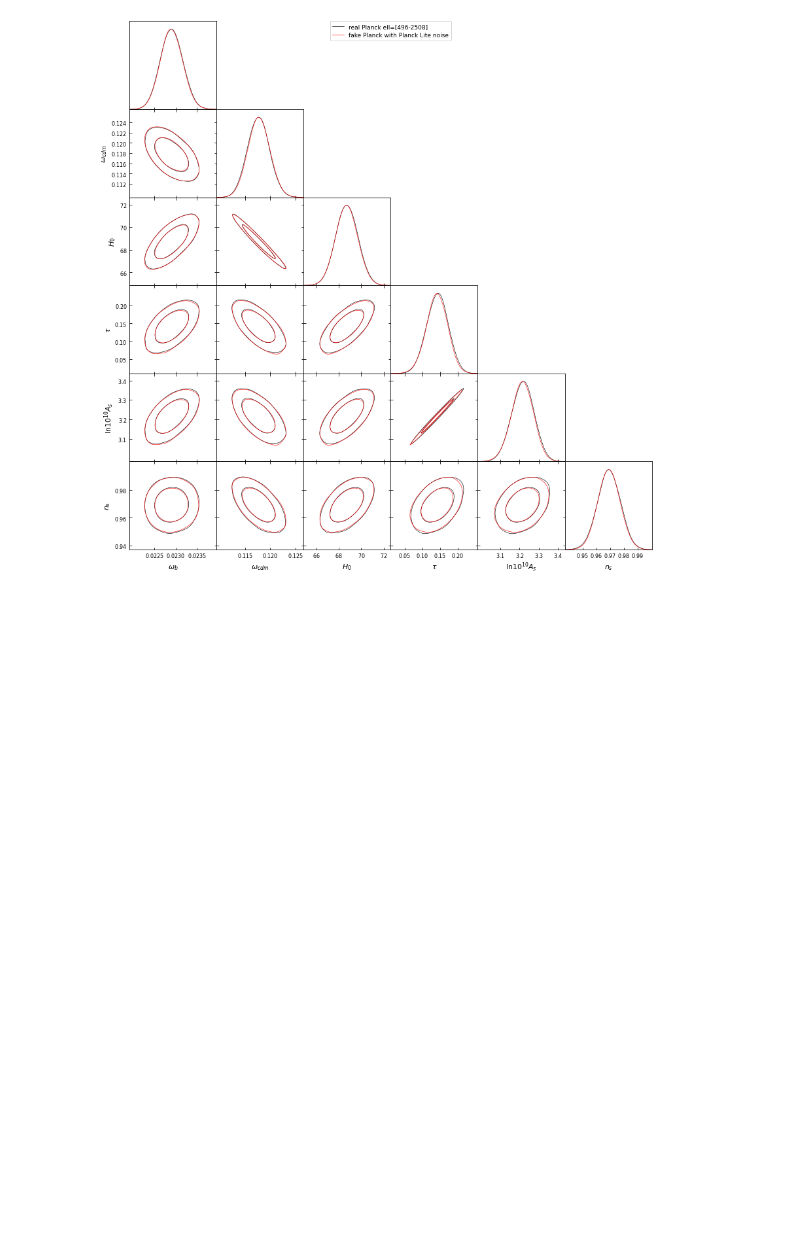
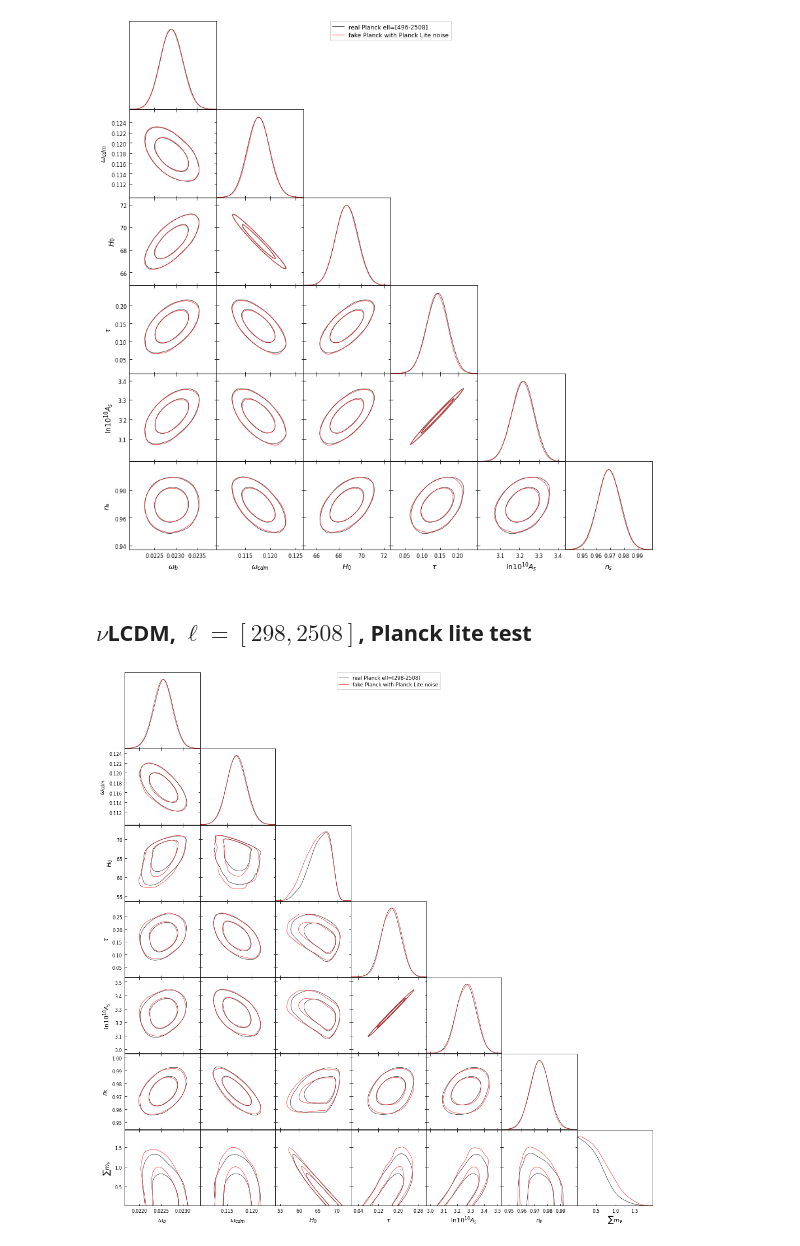
Before and after one commit to litebird/reionization, a Jupyter notebook: LB_forecast_Paris/noise_study/noise_nb.ipynb, the cells around one changed output. Cells and saved outputs as stored; diff of their text form; code cells hidden in the pictures; blank space fills up the shorter version.

```diff
--- a/LB_forecast_Paris/noise_study/noise_nb.ipynb
+++ b/LB_forecast_Paris/noise_study/noise_nb.ipynb
@@ -525,3 +530,14 @@ g.triangle_plot(
 )
 # %% [output]
 [figure]
+# %% [markdown]
+## $\nu$LCDM, $\ell=[298, 2508]$, Planck lite test
+# %%
+g = getPlotter()
+g.triangle_plot(
+    [MCs_1[5], MCs_1[7]],
+    ["omega_b","omega_cdm","H0","tau_reio","ln10^{10}A_s","n_s","sum_mnu"],
+    legend_labels=[labels_1[5], labels_1[7]]
+)
+# %% [output]
+[figure, added]
```
Also changed, not shown: parts of 18 cells of this notebook, 24 other files.
